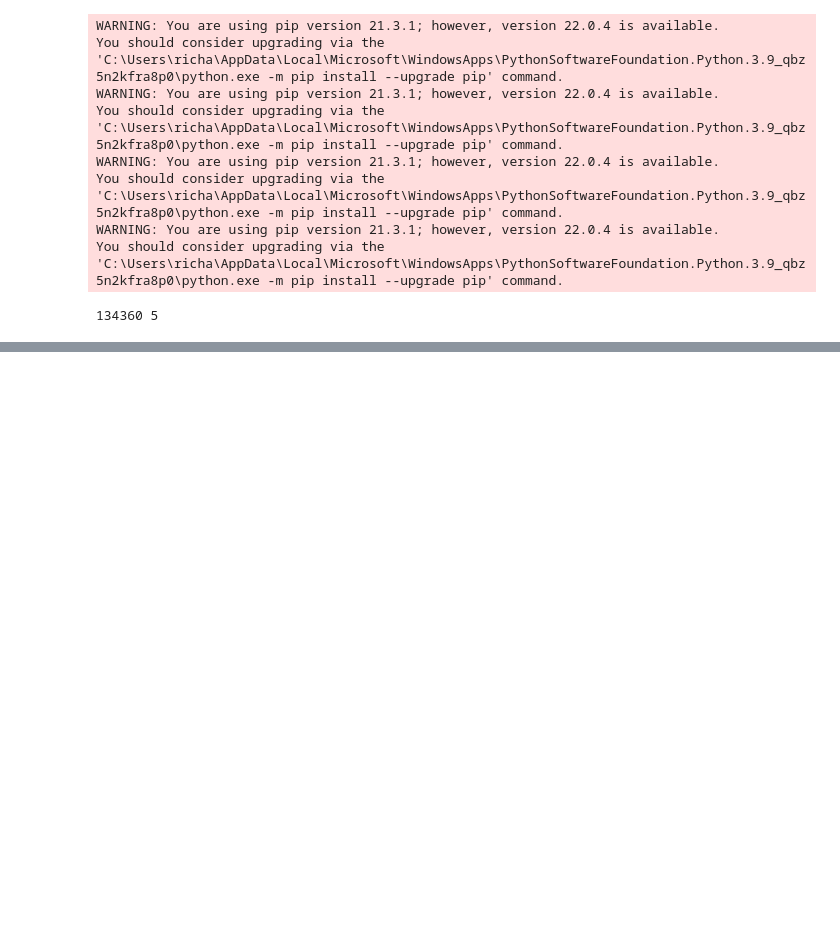
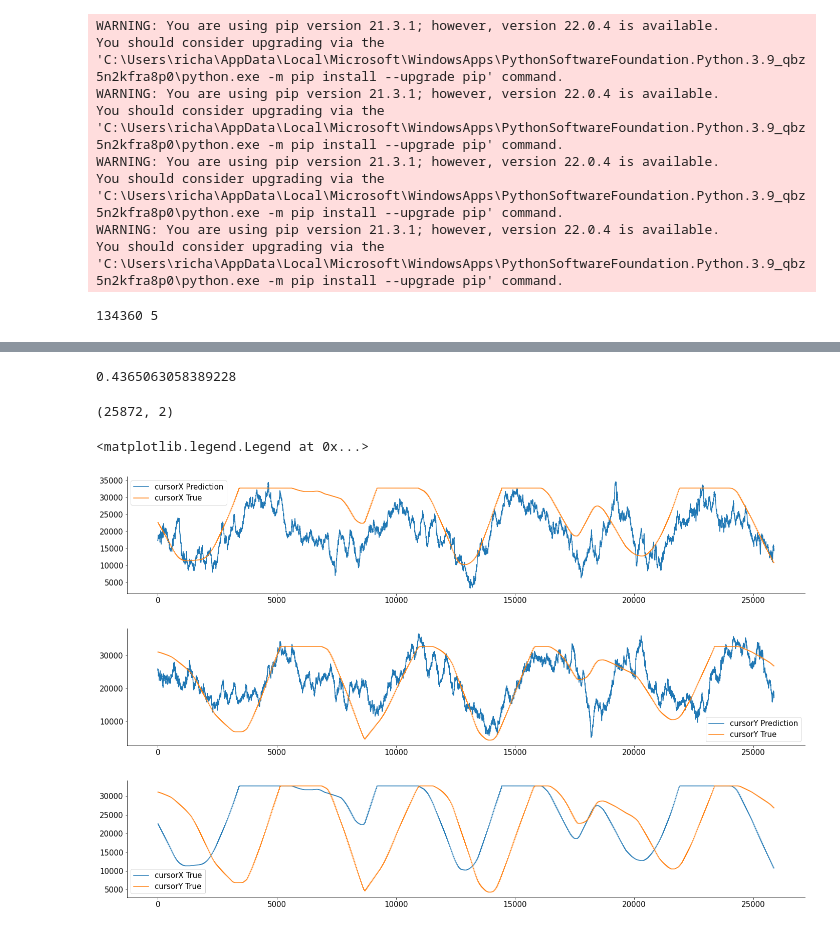
Before and after one commit to rnatarajan98/eCoG_Joystick_Analysis, a Jupyter notebook: GLM.ipynb, the cells around one changed output, grey strips where cells are left out. Cells and saved outputs as stored; diff of their text form; code cells hidden in the pictures; blank space fills up the shorter version.

Commit message:
Test train split

```diff
--- a/GLM.ipynb
+++ b/GLM.ipynb
@@ -158,0 +129,67 @@ print(reg.intercept_)
+# %%
+import numpy as np
+from sklearn.linear_model import LinearRegression
+X = np.array([[1, 1], [1, 2], [2, 2], [2, 3]])
+# y = 1 * x_0 + 2 * x_1 + 3
+y = np.dot(X, np.array([1, 2])) + 3
+
+
+reg = LinearRegression().fit(regressor, regressand)
+print(reg.score(regressor, regressand))
+
+#print(reg.coef_)
+#print(reg.intercept_)
+#reg.predict(np.array([[3, 5]]))
+# %% [output]
+0.4365063058389228
+# %%
+# Construct test matrices
+nt, nchan = V_test.shape
+
+# Generate feature indices
+i0 = h*l
+iN = nt
+test_step = 1
+indices = range(i0, iN, test_step)
+
+# Generate
+no_obs = len(indices)
+no_vars_rgand = 2    #Number of regressand variables (x and y)
+no_vars_rgor = len(corr_chan) * (h+1)
+
+regressand = np.zeros((no_obs, no_vars_rgand))
+regressor = np.zeros((no_obs, no_vars_rgor))
+
+for j, ind in enumerate(indices):
+    regressand[j, 0] = cx_test[ind]
+    regressand[j, 1] = cy_test[ind]
+    for i, chan in enumerate(corr_chan):
+        for h in range(hindsight+1):
+            regressor[j, (hindsight+1)*i + h] = V_test[ind - h * lag, i]
+# %%
+nt, nvar = regressor.shape
+
+
+predict = reg.predict(regressor[:,:])
+print(regressand.shape)
+
+plt.figure()
+plt.plot(predict[:,0], label='cursorX Prediction')
+plt.plot(regressand[:,0], label='cursorX True')
+plt.legend()
+
+plt.figure()
+plt.plot(predict[:,1], label='cursorY Prediction')
+plt.plot(regressand[:,1], label='cursorY True')
+plt.legend()
+
+plt.figure()
+plt.plot(regressand[:,0], label='cursorX True')
+plt.plot(regressand[:,1], label='cursorY True')
+plt.legend()
+# %% [output]
+(25872, 2)
+<matplotlib.legend.Legend at 0x...>
+[figure, added]
+[figure, added]
+[figure, added]
```
Also changed, not shown: parts of 5 cells of this notebook.
